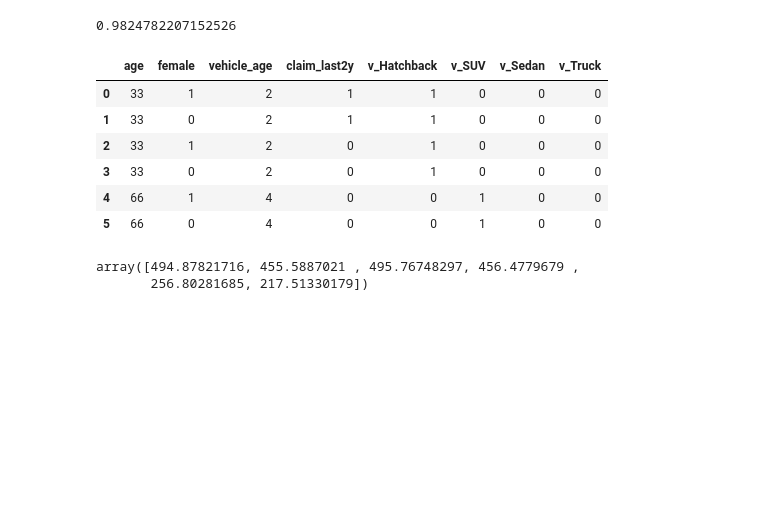
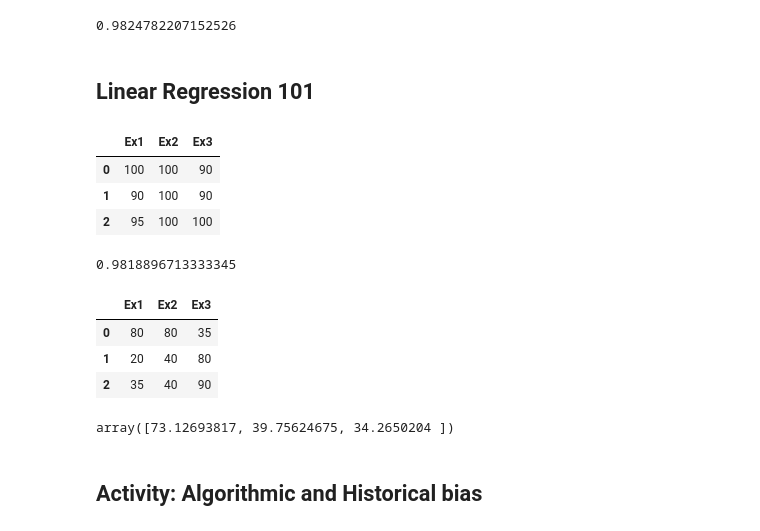
Before and after one commit to lcbjrrr/algojust, a Jupyter notebook: NB04_hist_algo.ipynb, the cells around one changed output. Saved outputs shown, nothing was run; the diff lists cells and outputs as text; code cells hidden in the pictures; blank space fills up the shorter version.

```diff
--- a/NB04_hist_algo.ipynb
+++ b/NB04_hist_algo.ipynb
@@ -29,27 +94,38 @@ linreg.score(X,y)
 [-7.20418133 39.28951506 -0.31423604 -0.88926581 -0.21726562 -0.81547586
   1.4617983  -0.42905681] 695.0616893956837
 0.9824782207152526
-# %%
-loaded_model = joblib.load('lingreg.pkl')
-test = pd.DataFrame({'age':[33,33,33,33,66,66],
-                     'female':[1,0,1,0,1,0],
-                     'vehicle_age':[2,2,2,2,4,4],
-                     'claim_last2y':[1,1,0,0,0,0],
-                     'v_Hatchback':[1,1,1,1,0,0],
-                     'v_SUV':[0,0,0,0,1,1],
-                     'v_Sedan':[0,0,0,0,0,0],
-                     'v_Truck':[0,0,0,0,0,0] })
-test
-# %% [output]
-|  | age | female | vehicle_age | claim_last2y | v_Hatchback | v_SUV | v_Sedan | v_Truck |
-| 0 | 33 | 1 | 2 | 1 | 1 | 0 | 0 | 0 |
-| 1 | 33 | 0 | 2 | 1 | 1 | 0 | 0 | 0 |
-| 2 | 33 | 1 | 2 | 0 | 1 | 0 | 0 | 0 |
-| 3 | 33 | 0 | 2 | 0 | 1 | 0 | 0 | 0 |
-| 4 | 66 | 1 | 4 | 0 | 0 | 1 | 0 | 0 |
-| 5 | 66 | 0 | 4 | 0 | 0 | 1 | 0 | 0 |
-# %%
-loaded_model.predict(test[['age','female','vehicle_age','claim_last2y','v_Hatchback','v_SUV','v_Sedan','v_Truck']])
-# %% [output]
-array([494.87821716, 455.5887021 , 495.76748297, 456.4779679 ,
-       256.80281685, 217.51330179])
+# %% [markdown]
+## Linear Regression 101
+# %%
+import pandas as pd
+treino = pd.read_csv('https://raw.githubusercontent.com/lcbjrrr/algojust/refs/heads/main/grades%20-%20all.csv')
+treino.head(3)
+# %% [output]
+|  | Ex1 | Ex2 | Ex3 |
+| 0 | 100 | 100 | 90 |
+| 1 | 90 | 100 | 90 |
+| 2 | 95 | 100 | 100 |
+# %%
+from sklearn.linear_model import LinearRegression
+reglin = LinearRegression()
+reglin.fit(treino[['Ex1','Ex2']] , treino['Ex3'])
+reglin.score(treino[['Ex1','Ex2']] , treino['Ex3'])
+# %% [output]
+0.9818896713333345
+# %%
+test = pd.DataFrame({'Ex1':[80,20,35],
+                     'Ex2':[80,40,40],
+                     'Ex3':[35,80,90]})
+test
+# %% [output]
+|  | Ex1 | Ex2 | Ex3 |
+| 0 | 80 | 80 | 35 |
+| 1 | 20 | 40 | 80 |
+| 2 | 35 | 40 | 90 |
+# %%
+preds = reglin.predict(test[['Ex1','Ex2']])
+preds
+# %% [output]
+array([73.12693817, 39.75624675, 34.2650204 ])
+# %% [markdown]
+## Activity: Algorithmic and Historical bias
```
Also changed, not shown: parts of 10 cells of this notebook.
